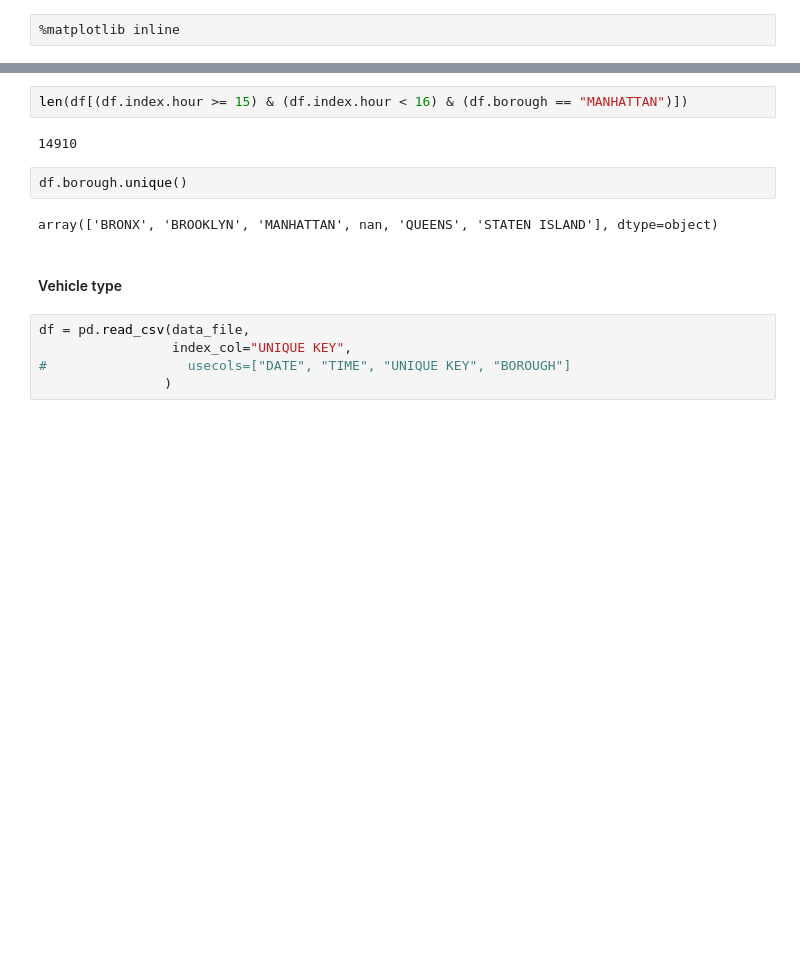
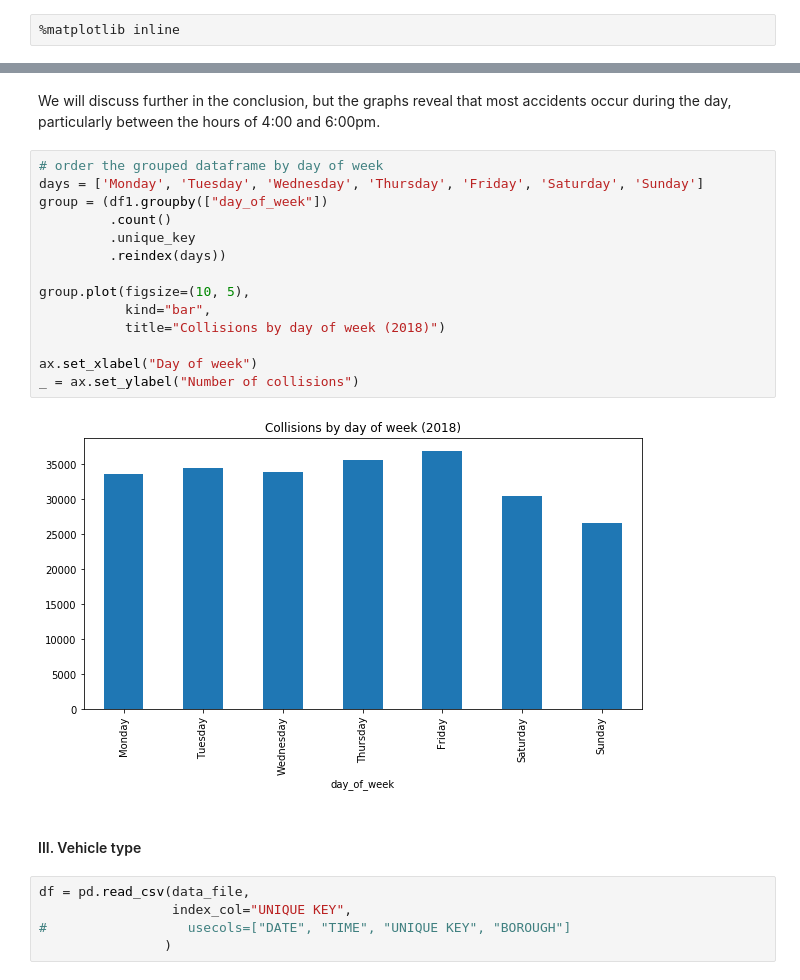
Before and after one commit to dan55/collisions, a Jupyter notebook: collisions.ipynb, the cells around one changed output, grey strips where cells are left out. Saved outputs shown, nothing was run; the diff lists cells and outputs as text; blank space fills up the shorter version.

```diff
--- a/collisions.ipynb
+++ b/collisions.ipynb
@@ -81,13 +171,23 @@ _ = ax.legend(boroughs)
-# %%
-len(df[(df.index.hour >= 15) & (df.index.hour < 16) & (df.borough == "MANHATTAN")])
-# %% [output]
-14910
-# %%
-df.borough.unique()
-# %% [output]
-array(['BRONX', 'BROOKLYN', 'MANHATTAN', nan, 'QUEENS', 'STATEN ISLAND'], dtype=object)
+# %% [markdown]
+We will discuss further in the conclusion, but the graphs reveal that most accidents occur during the day, particularly between the hours of 4:00 and 6:00pm.
+# %%
+# order the grouped dataframe by day of week
+days = ['Monday', 'Tuesday', 'Wednesday', 'Thursday', 'Friday', 'Saturday', 'Sunday']
+group = (df1.groupby(["day_of_week"])
+         .count()
+         .unique_key
+         .reindex(days))
+
+group.plot(figsize=(10, 5),
+           kind="bar",
+           title="Collisions by day of week (2018)")
+
+ax.set_xlabel("Day of week")
+_ = ax.set_ylabel("Number of collisions")
+# %% [output]
+[figure, added]
 # %% [markdown]
-#### Vehicle type
+#### III. Vehicle type <a id="types" />
 # %%
 df = pd.read_csv(data_file,
                  index_col="UNIQUE KEY",
```
Also changed, not shown: parts of 24 cells of this notebook.
